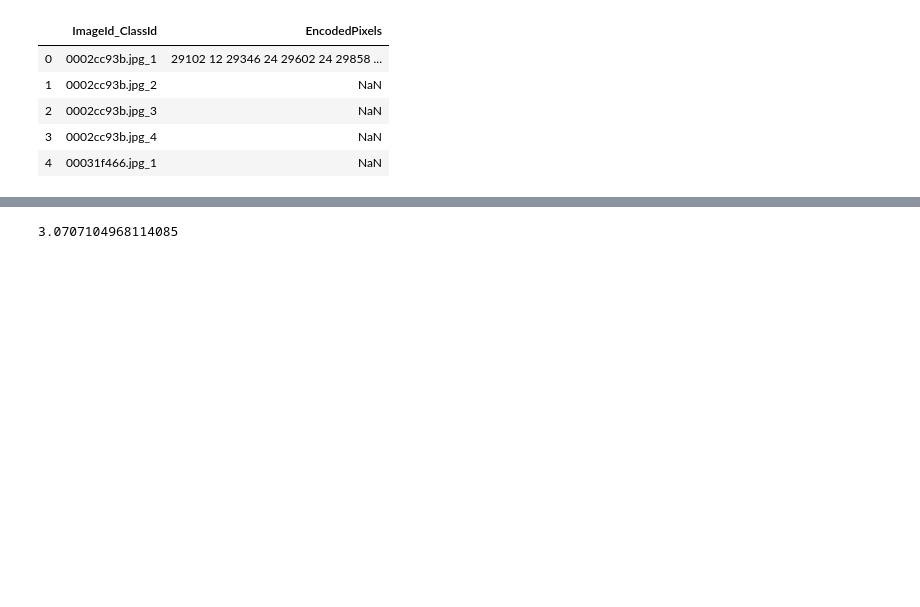
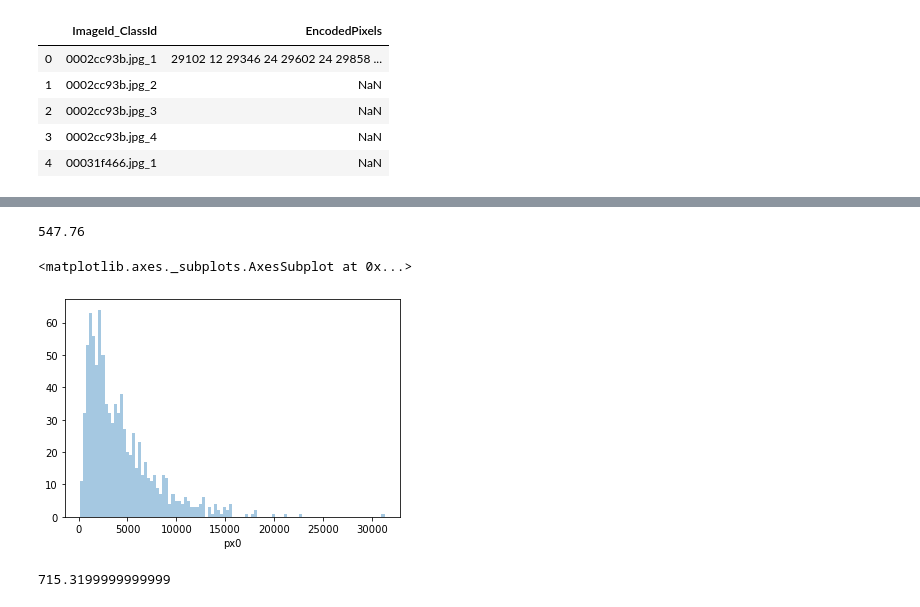
Before and after one commit to khornlund/severstal-steel-defect-detection, a Jupyter notebook: notebook/class-eda.ipynb, the cells around one changed output, grey strips where cells are left out. Saved outputs shown, nothing was run; the diff lists cells and outputs as text; code cells hidden in the pictures; blank space fills up the shorter version.

```diff
--- a/notebook/class-eda.ipynb
+++ b/notebook/class-eda.ipynb
@@ -79,4 +128,13 @@ df.head()
-# %%
-df.px1.mean() / img_size
-# %% [output]
-3.0707104968114085
+# %%
+df.loc[df.px0 != 0, 'px0'].quantile(0.02)
+# %% [output]
+547.76
+# %%
+sns.distplot(df.loc[df.px0 != 0, 'px0'], bins=100, kde=False)
+# %% [output]
+<matplotlib.axes._subplots.AxesSubplot at 0x...>
+[figure, added]
+# %%
+df.loc[df.px1 != 0, 'px1'].quantile(0.02)
+# %% [output]
+715.3199999999999
```
Also changed, not shown: parts of 24 cells of this notebook, 13 other files.
